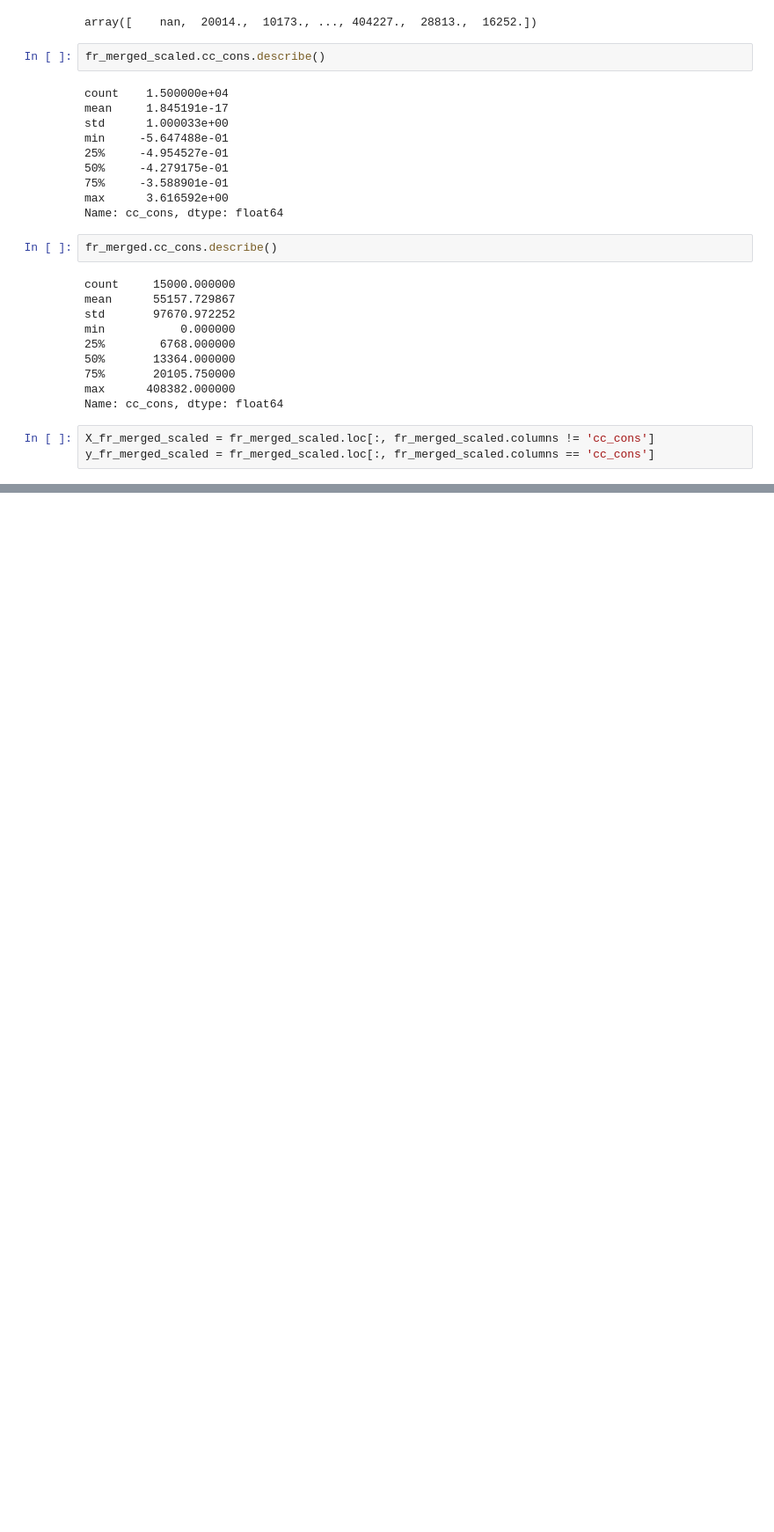
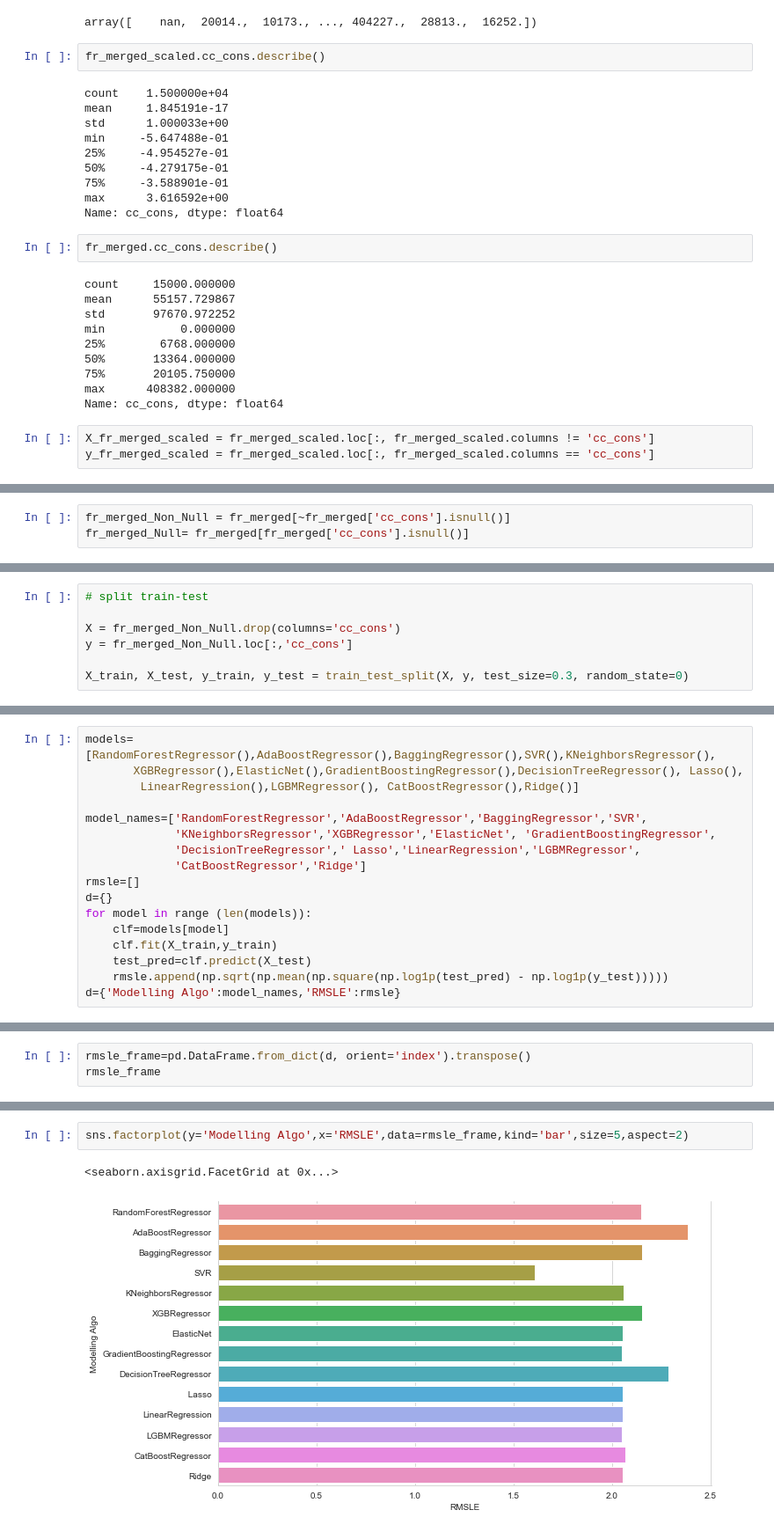
Before and after one commit to BhuvanJoshi007/Predicting_Credit_Consumption, a Jupyter notebook: Predicting Credit Consumption.ipynb, the cells around one changed output, grey strips where cells are left out. Shown at 88% size. Drawn from its saved outputs; the diff is of its cells as text; blank space fills up the shorter version.

```diff
--- a/Predicting Credit Consumption.ipynb
+++ b/Predicting Credit Consumption.ipynb
@@ -879,0 +1009,3 @@ y_fr_merged_scaled = fr_merged_scaled.loc[:, fr_merged_scaled.columns == 'cc_con
+# %%
+fr_merged_Non_Null = fr_merged[~fr_merged['cc_cons'].isnull()]
+fr_merged_Null= fr_merged[fr_merged['cc_cons'].isnull()]
@@ -879,0 +1049,7 @@ y_fr_merged_scaled = fr_merged_scaled.loc[:, fr_merged_scaled.columns == 'cc_con
+# %%
+# split train-test
+
+X = fr_merged_Non_Null.drop(columns='cc_cons')
+y = fr_merged_Non_Null.loc[:,'cc_cons']
+
+X_train, X_test, y_train, y_test = train_test_split(X, y, test_size=0.3, random_state=0)
@@ -879,0 +1066,17 @@ y_fr_merged_scaled = fr_merged_scaled.loc[:, fr_merged_scaled.columns == 'cc_con
+# %%
+models=[RandomForestRegressor(),AdaBoostRegressor(),BaggingRegressor(),SVR(),KNeighborsRegressor(),
+       XGBRegressor(),ElasticNet(),GradientBoostingRegressor(),DecisionTreeRegressor(), Lasso(),
+        LinearRegression(),LGBMRegressor(), CatBoostRegressor(),Ridge()]
+
+model_names=['RandomForestRegressor','AdaBoostRegressor','BaggingRegressor','SVR',
+             'KNeighborsRegressor','XGBRegressor','ElasticNet', 'GradientBoostingRegressor',
+             'DecisionTreeRegressor',' Lasso','LinearRegression','LGBMRegressor',
+             'CatBoostRegressor','Ridge']
+rmsle=[]
+d={}
+for model in range (len(models)):
+    clf=models[model]
+    clf.fit(X_train,y_train)
+    test_pred=clf.predict(X_test)
+    rmsle.append(np.sqrt(np.mean(np.square(np.log1p(test_pred) - np.log1p(y_test)))))
+d={'Modelling Algo':model_names,'RMSLE':rmsle}
@@ -879,0 +1101,3 @@ y_fr_merged_scaled = fr_merged_scaled.loc[:, fr_merged_scaled.columns == 'cc_con
+# %%
+rmsle_frame=pd.DataFrame.from_dict(d, orient='index').transpose()
+rmsle_frame
@@ -879,0 +1120,5 @@ y_fr_merged_scaled = fr_merged_scaled.loc[:, fr_merged_scaled.columns == 'cc_con
+# %%
+sns.factorplot(y='Modelling Algo',x='RMSLE',data=rmsle_frame,kind='bar',size=5,aspect=2)
+# %% [output]
+<seaborn.axisgrid.FacetGrid at 0x...>
+[figure, added]
```
Also changed, not shown: parts of 57 cells of this notebook.
